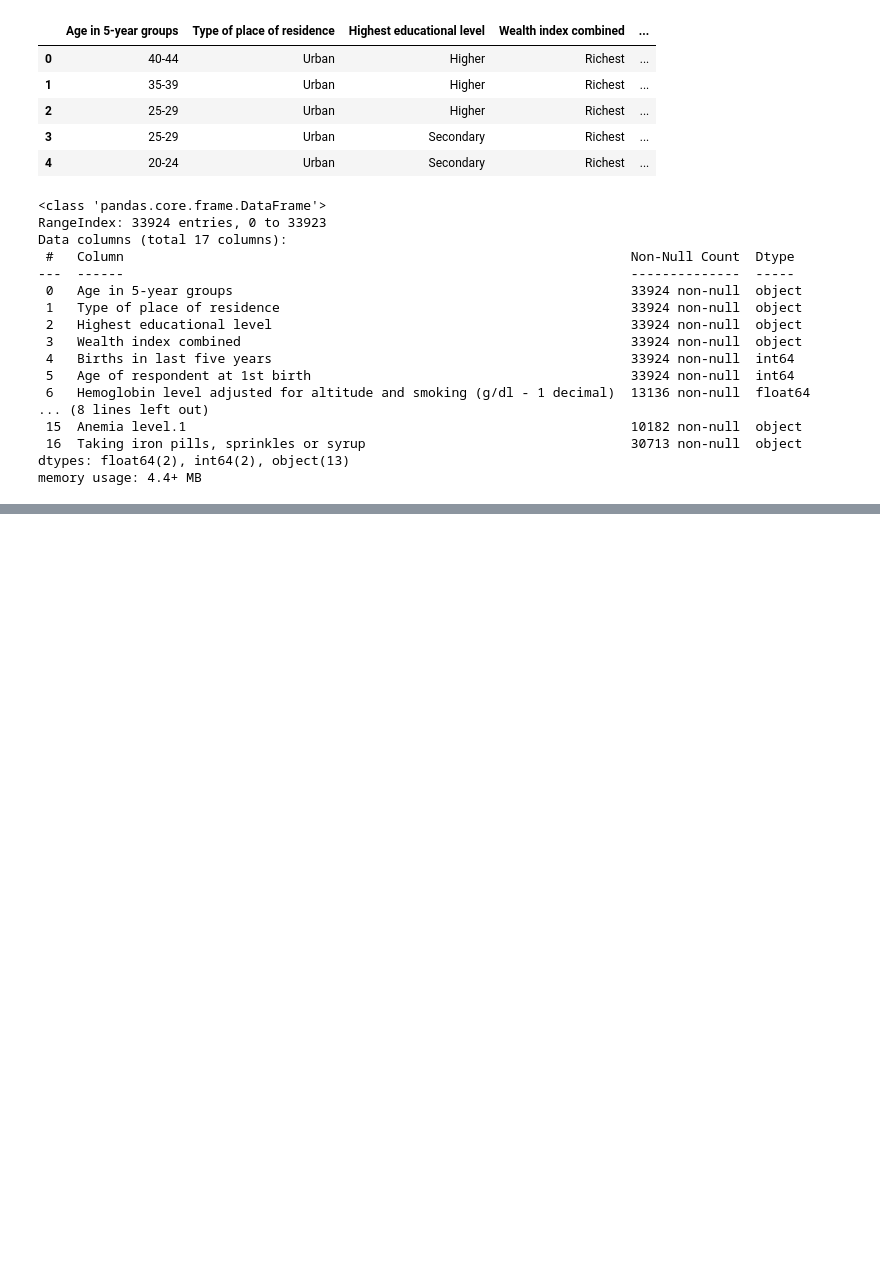
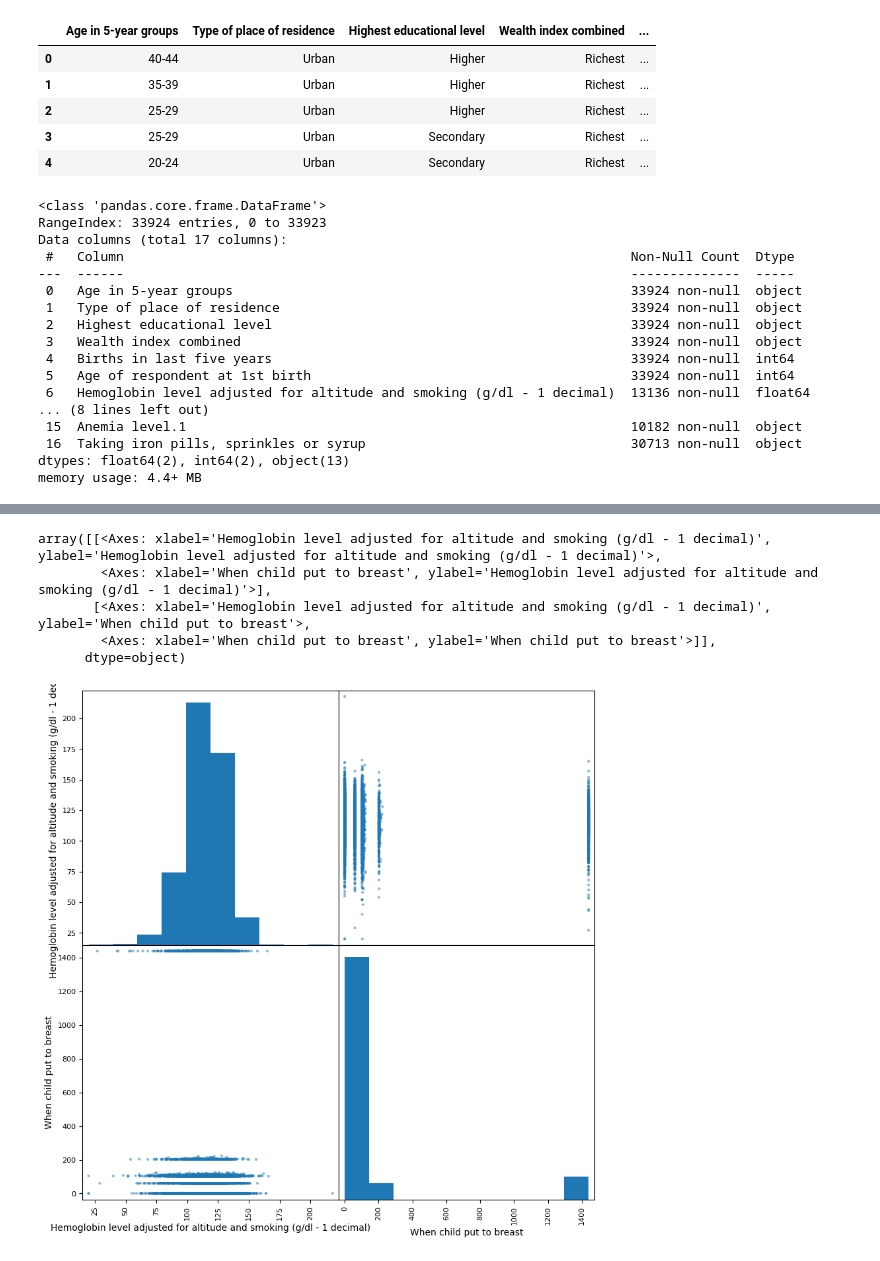
Before and after one commit to samuelperezh/factores-anemia-mineria, a Jupyter notebook: preparacion.ipynb, the cells around one changed output, grey strips where cells are left out. Saved outputs shown, nothing was run; the diff lists cells and outputs as text; code cells hidden in the pictures; blank space fills up the shorter version.

```diff
--- a/preparacion.ipynb
+++ b/preparacion.ipynb
@@ -95 +148,11 @@ memory usage: 1.7+ MB
+# %%
+# Gráficas para identificar relaciones entre las variables
+pd.plotting.scatter_matrix(data, figsize=(10,10))
+# %% [output]
+array([[<Axes: xlabel='Hemoglobin level adjusted for altitude and smoking (g/dl - 1 decimal)', ylabel='Hemoglobin level adjusted for altitude and smoking (g/dl - 1 decimal)'>,
+        <Axes: xlabel='When child put to breast', ylabel='Hemoglobin level adjusted for altitude and smoking (g/dl - 1 decimal)'>],
+       [<Axes: xlabel='Hemoglobin level adjusted for altitude and smoking (g/dl - 1 decimal)', ylabel='When child put to breast'>,
+        <Axes: xlabel='When child put to breast', ylabel='When child put to breast'>]],
+      dtype=object)
+[figure, added]
 # %%
```
Also changed, not shown: parts of 44 cells of this notebook, 2 other files.
